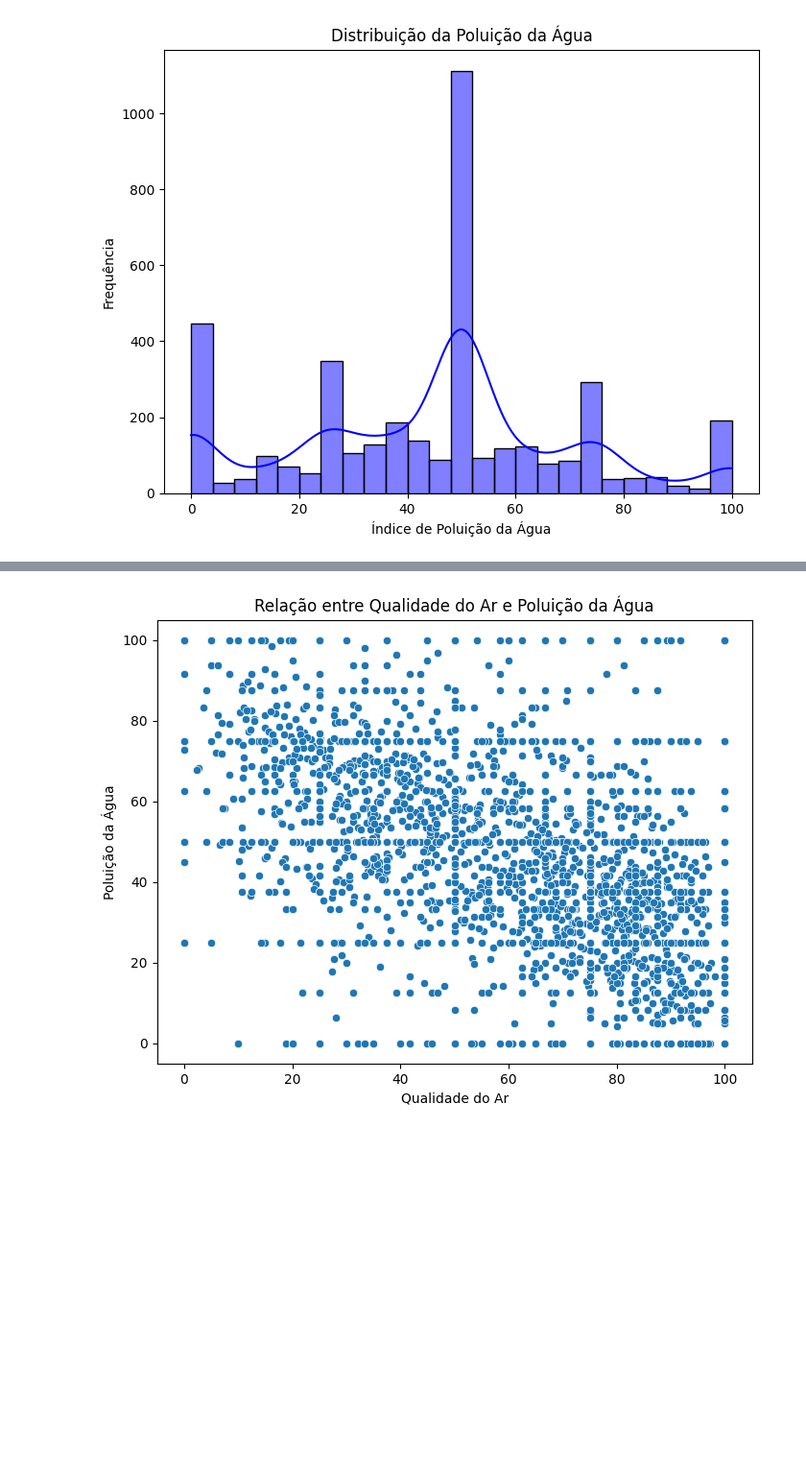
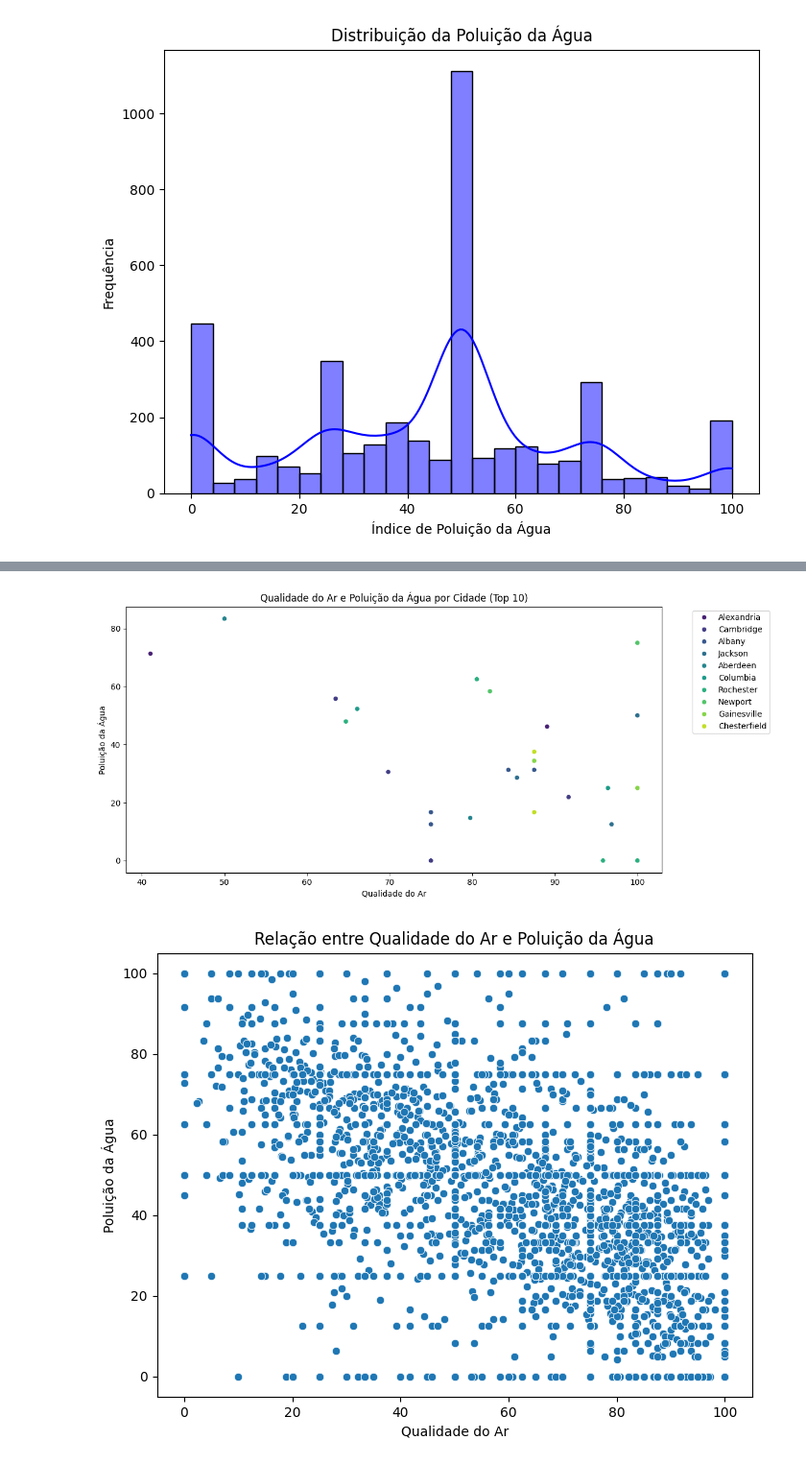
Before and after one commit to patinaomi/global-solutions, a Jupyter notebook: AI & Chatbot/producao_plastico.ipynb, the cells around one changed output, grey strips where cells are left out. Shown at 96% size. Saved outputs shown, nothing was run; the diff lists cells and outputs as text; code cells hidden in the pictures; blank space fills up the shorter version.

```diff
--- a/AI & Chatbot/producao_plastico.ipynb
+++ b/AI & Chatbot/producao_plastico.ipynb
@@ -451,3 +531,20 @@ plt.show()
+# %%
+# Qualidade do Ar e Poluição da Água por Cidade (Top 10)
+
+# Filtrar as top 10 cidades com base na quantidade de dados disponíveis
+top_cidades = df_poluicao_agua_ar['Cidade'].value_counts().index[:10]
+df_cinco_top_cidades = df_poluicao_agua_ar[df_poluicao_agua_ar['Cidade'].isin(top_cidades)]
+
+# Gráfico de dispersão da qualidade do ar e poluição da água por cidade (Top 10)
+plt.figure(figsize=(12, 6))
+sns.scatterplot(data=df_cinco_top_cidades, x='Qualidade do Ar', y='Poluição da Água', hue='Cidade', palette='viridis')
+plt.title('Qualidade do Ar e Poluição da Água por Cidade (Top 10)')
+plt.xlabel('Qualidade do Ar')
+plt.ylabel('Poluição da Água')
+plt.legend(bbox_to_anchor=(1.05, 1), loc='upper left')
+plt.show()
+# %% [output]
+[figure, added]
 # %%
 # Scatter plot para explorar a relação entre Qualidade do Ar e Poluição da Água
 plt.figure(figsize=(8, 6))
```
Also changed, not shown: parts of 22 cells of this notebook.
